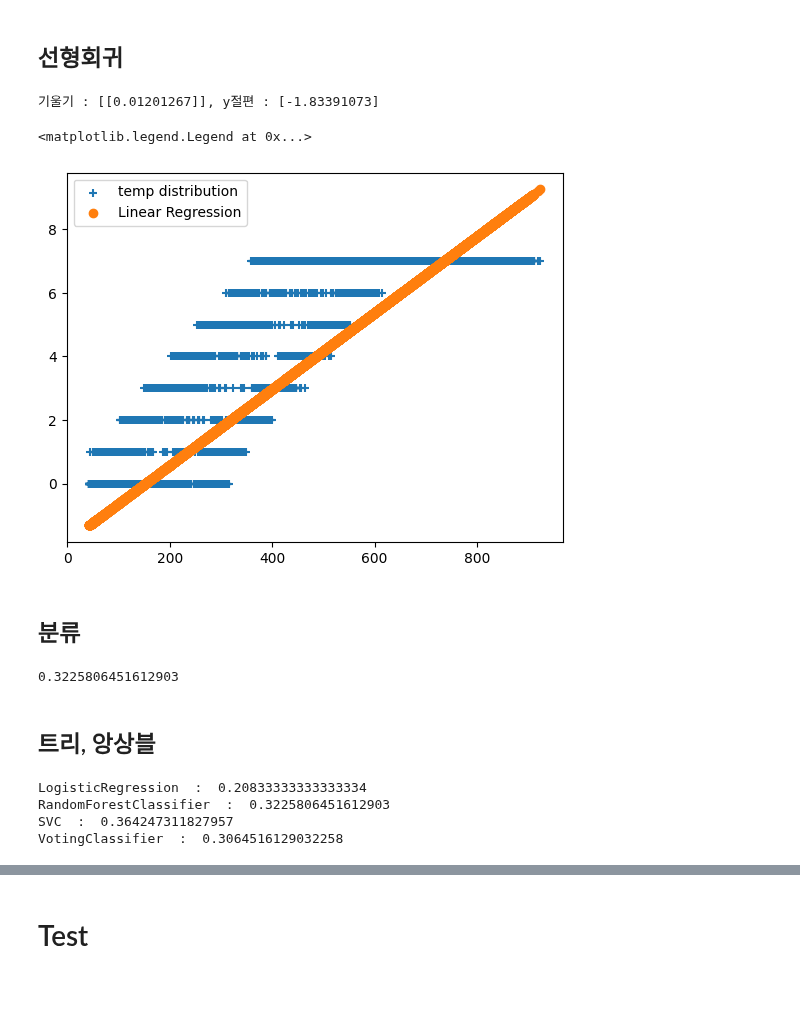
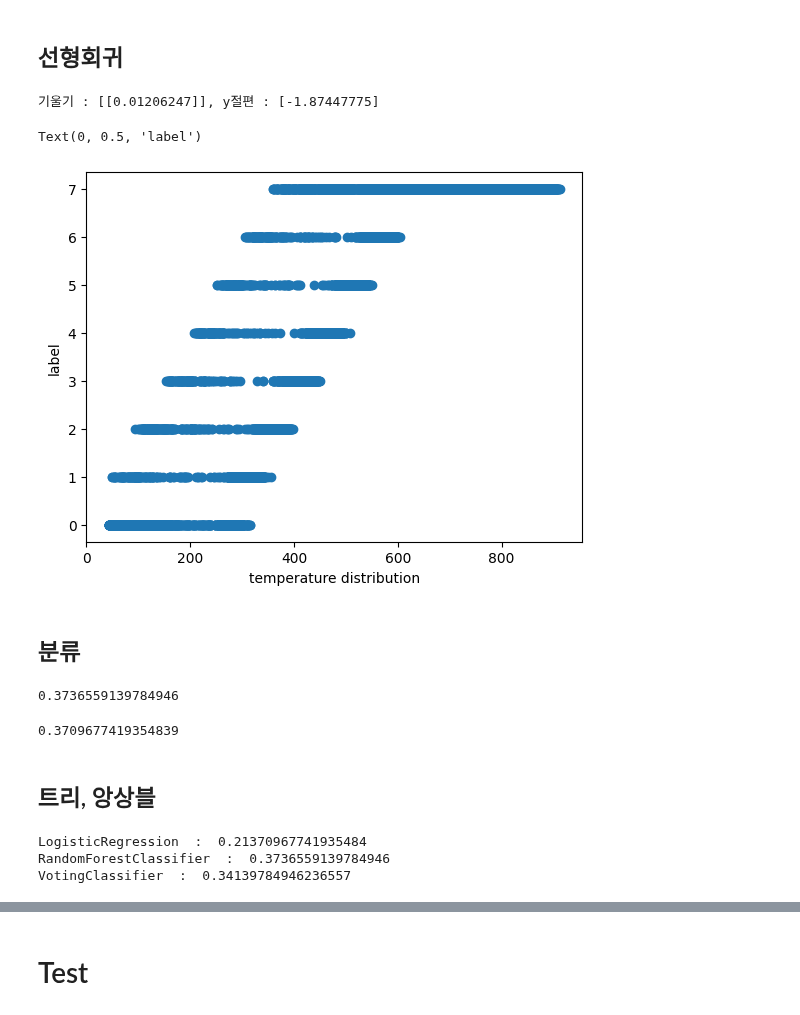
Before and after one commit to ksh914/hanhwa, a Jupyter notebook: data.ipynb, the cells around one changed output, grey strips where cells are left out. Drawn from its saved outputs; the diff is of its cells as text; code cells hidden in the pictures; blank space fills up the shorter version.

```diff
--- a/data.ipynb
+++ b/data.ipynb
@@ -53,7 +226,7 @@ for idx in range(1,9): # 1월부터 8월까지
     for i in range(0,len(df_gas_mean['date']),2): # 0, 2, 4,...
 
         # 똑같은 시간(09:00, 09:00) 시간의 GAS TEMP 의 평균을 구해서 하나로 합침
-        MEAN = (df_gas_mean['ME(S) CYL EXH GAS MEAN TEMP'][i] + df_gas_mean['ME(S) CYL EXH GAS MEAN TEMP'][i+1]) / 2
+        #MEAN = (df_gas_mean['ME(S) CYL EXH GAS MEAN TEMP'][i] + df_gas_mean['ME(S) CYL EXH GAS MEAN TEMP'][i+1]) / 2
 
         # df_gas_mean_new_{}인 DataFrame에 값 할당
         globals()['df_gas_mean_new_' + str(idx)]['date'].append(df_gas_mean['date'][i])
@@ -68,3 +241,7 @@ df_gas_mean_new_7['GAS MEAN TEMP'][13893] = 295.035
 df_gas_mean_new_7['GAS MEAN TEMP'][13898:13901] = 295.217
 df_gas_mean_new_7['GAS MEAN TEMP'][14916] = 270.82
 df_gas_mean_new_7['GAS MEAN TEMP'][14945] = 270.72
+
+all_df = pd.concat([df_gas_mean_new_2, df_gas_mean_new_3,df_gas_mean_new_4, df_gas_mean_new_5, df_gas_mean_new_6, df_gas_mean_new_7], axis = 0)
+LEN = len(all_df)
+print("LEN : {}, share : {}, remainder : {}".format(LEN, LEN // 60, LEN % 60))
@@ -70,0 +364,26 @@ df_gas_mean_new_7['GAS MEAN TEMP'][14945] = 270.72
+# %%
+time_test = []
+X_test = []
+y_test = []
+
+df_tmp_test = pd.concat([df_gas_mean_new_1, df_gas_mean_new_8], axis = 0)
+test_len = len(df_tmp_test)
+test_share, test_remainder = test_len // 60, test_len % 60
+
+
+for idx in range(test_share):
+    tmp = round(df_tmp_test['GAS MEAN TEMP'][idx*60:(idx+1) * 60].mean(), 2)
+    time_test.append(idx+1)
+    random_sector = np.random.randint(1,7) # 몇 번째 구간
+    random_day = np.random.randint(30) # 그 간중 몇일
+    random_hour = np.random.randint(24) # 그 중 몇 시간
+    tmp_data = np.mean(linear_function_1H(tmp, N = 6, sector = random_sector, day = random_day, hour = random_hour))
+    X_test.append(tmp_data)
+    y_test.append(random_sector)
+
+df_test = pd.DataFrame({
+    'time' : time_test,
+    'temp' : X_test,
+    'label' : y_test
+})
+df_test
@@ -298,20 +742,22 @@ Data : X_train, y_train, X_test, y_test, X_test_mean, y_test_mean
 # %%
 from sklearn.linear_model import LinearRegression
 
 model_lir = LinearRegression()
 model_lir.fit(X_train.values.reshape(-1,1), y_train.values.reshape(-1,1))
-lir_predict = model_lir.predict(X_train.values.reshape(-1,1))
-
+y_pred = model_lir.predict(X_train.values.reshape(-1,1))
+#print(accuracy_score(y_test.values.reshape(-1,1),lir_predict))
 print("기울기 : {}, y절편 : {}".format(model_lir.coef_, model_lir.intercept_))
 
 
-plt.scatter(X_train.values.reshape(-1,1), y_train.values.reshape(-1,1), marker = '+')
-plt.scatter(X_train.values.reshape(-1,1), lir_predict, marker = 'o')
-plt.legend(['temp distribution','Linear Regression'])
+plt.scatter(X_train.values.reshape(-1,1), y_train.values.reshape(-1,1))#, marker = '+')
+plt.xlabel('temperature distribution')
+plt.ylabel('label')
+#plt.scatter(X_train.values.reshape(-1,1), y_pred, marker = 'o')
+#plt.legend(['temp distribution','Linear Regression'])
 # %% [output]
-기울기 : [[0.01201267]], y절편 : [-1.83391073]
+기울기 : [[0.01206247]], y절편 : [-1.87447775]
-<matplotlib.legend.Legend at 0x...>
+Text(0, 0.5, 'label')
-[figure, old version]
+[figure, new version]
 # %% [markdown]
 ## 분류
 # %%
@@ -319,36 +765,41 @@ from sklearn.tree import DecisionTreeClassifier
 
 dt = DecisionTreeClassifier(random_state = random_state)
 dt.fit(X_train.values.reshape(-1,1), y_train.values.reshape(-1,1))
-y_pred = dt.predict(X_test.values.reshape(-1,1))
-print(accuracy_score(y_test.values.reshape(-1,1), y_pred))
+dt_pred = dt.predict(X_test.values.reshape(-1,1))
+print(accuracy_score(y_test.values.reshape(-1,1), dt_pred))
 # %% [output]
-0.3225806451612903
+0.3736559139784946
+# %%
+from sklearn.svm import SVC
+svm_model = SVC()
+svm_model.fit(X_train.values.reshape(-1,1),y_train.values.reshape(-1,1))
+y_pred = svm_model.predict(X_test.values.reshape(-1,1))
+print(accuracy_score(y_test.values.reshape(-1,1), y_pred))
+# %% [output]
+0.3709677419354839
 # %% [markdown]
 ## 트리, 앙상블
 # %%
 from sklearn.linear_model import LogisticRegression
 from sklearn.ensemble import VotingClassifier, RandomForestClassifier, BaggingClassifier
-from sklearn.svm import SVC
 
 log_model = LogisticRegression()
 rnd_model = RandomForestClassifier()
-svm_model = SVC()
 
 voting_model = VotingClassifier(
-    estimators=[('lr',log_model),('rf',rnd_model),('svc',svm_model)], # 3개의 약한 학습기
+    estimators=[('lr',log_model),('rf',rnd_model)], # 3개의 약한 학습기
     voting='hard' # 직접 투표(hard voting)
 )
 voting_model.fit(X_train.values.reshape(-1,1),y_train.values.reshape(-1,1))
 
-for model in (log_model,rnd_model,svm_model,voting_model):
+for model in (log_model,rnd_model,voting_model):
   model.fit(X_train.values.reshape(-1,1),y_train.values.reshape(-1,1))
   y_pred = model.predict(X_test.values.reshape(-1,1))
   print(model.__class__.__name__," : ",accuracy_score(y_test,y_pred))
 # %% [output]
-LogisticRegression  :  0.20833333333333334
-RandomForestClassifier  :  0.3225806451612903
-SVC  :  0.364247311827957
-VotingClassifier  :  0.3064516129032258
+LogisticRegression  :  0.21370967741935484
+RandomForestClassifier  :  0.3736559139784946
+VotingClassifier  :  0.34139784946236557
 # %%
 from sklearn.ensemble import BaggingClassifier
 from sklearn.tree import DecisionTreeClassifier
```
Also changed, not shown: parts of 38 cells of this notebook, 10 other files.
